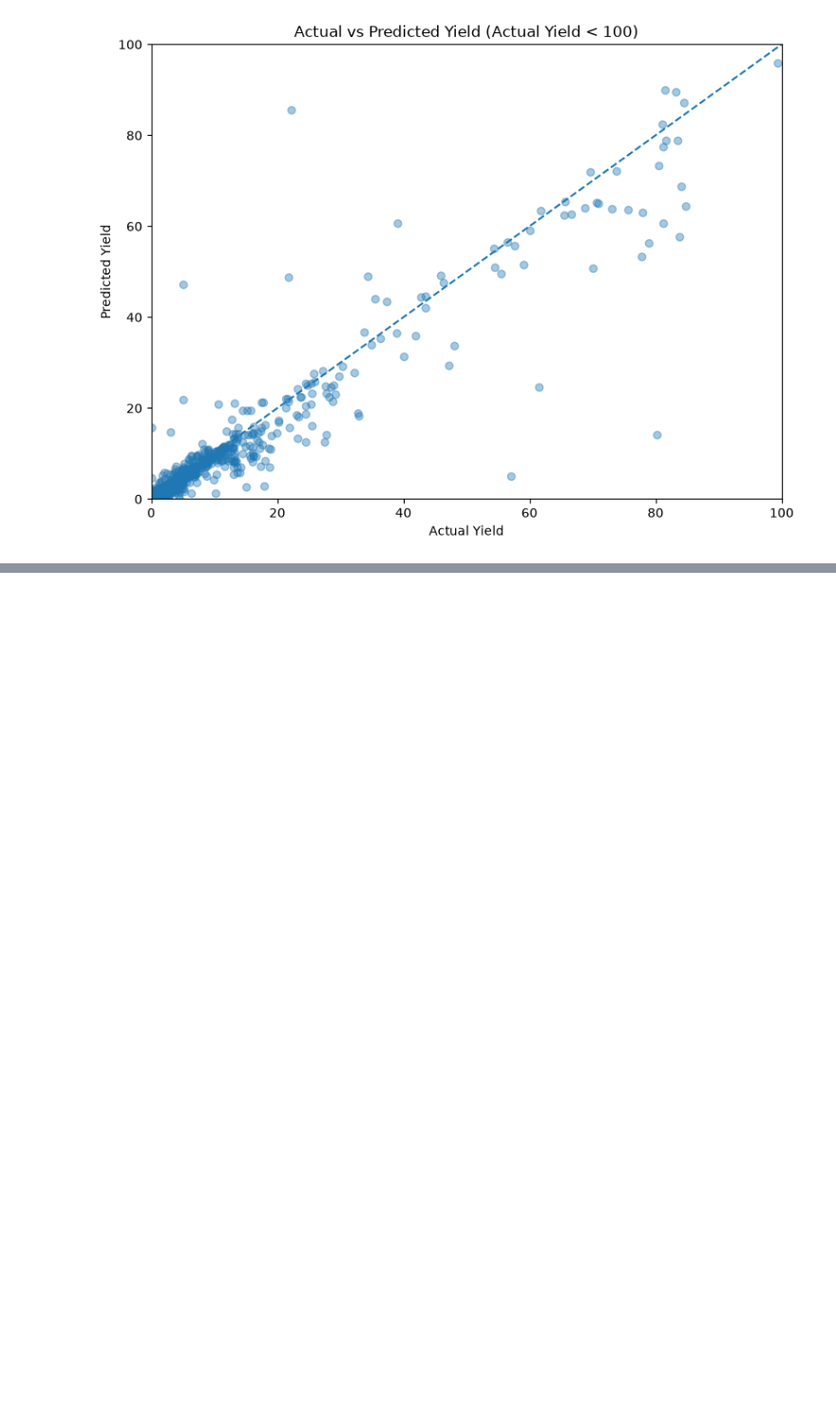
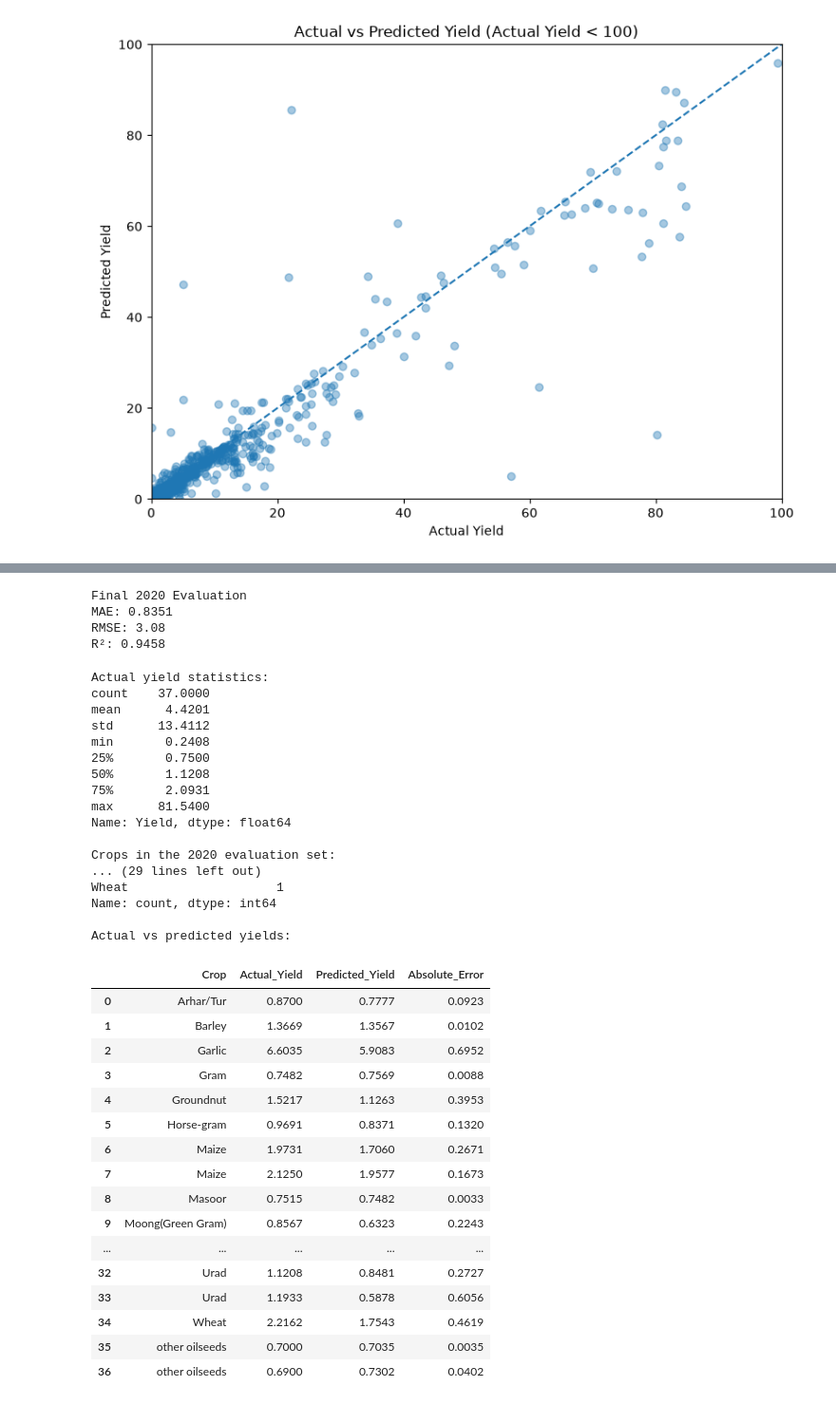
Before and after one commit to rohan24may/Crop-Yield-Analysis, a Jupyter notebook: notebooks/04_model_improvement.ipynb, the cells around one changed output, grey strips where cells are left out. Shown at 95% size. Saved outputs shown, nothing was run; the diff lists cells and outputs as text; code cells hidden in the pictures; blank space fills up the shorter version.

```diff
--- a/notebooks/04_model_improvement.ipynb
+++ b/notebooks/04_model_improvement.ipynb
@@ -595,0 +1062,9 @@ plt.show()
+# %%
+# Prepare the untouched 2020 evaluation data
+final_test_df = df[df["Crop_Year"] == 2020].copy()
+
+X_final = final_test_df[features]
+y_final = final_test_df[target]
+
+print("Final evaluation records:", len(X_final))
+print("Evaluation year:", final_test_df["Crop_Year"].unique())
@@ -595,0 +1074,71 @@ plt.show()
+# %%
+# Predict on the 2020 evaluation data
+final_log_pred = baseline_model.predict(X_final)
+
+final_pred = np.expm1(final_log_pred)
+final_pred = np.maximum(final_pred, 0)
+
+# Evaluate performance
+print("Final 2020 Evaluation")
+print("MAE:", round(mean_absolute_error(y_final, final_pred), 4))
+print("RMSE:", round(np.sqrt(mean_squared_error(y_final, final_pred)), 4))
+print("R²:", round(r2_score(y_final, final_pred), 4))
+# %% [output]
+Final 2020 Evaluation
+MAE: 0.8351
+RMSE: 3.08
+R²: 0.9458
+# %%
+print("Actual yield statistics:")
+print(y_final.describe().round(4))
+
+print("\nCrops in the 2020 evaluation set:")
+print(final_test_df["Crop"].value_counts())
+
+print("\nActual vs predicted yields:")
+final_results = pd.DataFrame({
+    "Crop": final_test_df["Crop"].values,
+    "Actual_Yield": y_final.values,
+    "Predicted_Yield": final_pred
+})
+
+final_results["Absolute_Error"] = abs(
+    final_results["Actual_Yield"] - final_results["Predicted_Yield"]
+)
+
+display(final_results.round(4))
+# %% [output]
+Actual yield statistics:
+count    37.0000
+mean      4.4201
+std      13.4112
+min       0.2408
+25%       0.7500
+50%       1.1208
+75%       2.0931
+max      81.5400
+Name: Yield, dtype: float64
+
+Crops in the 2020 evaluation set:
+... (29 lines left out)
+Wheat                    1
+Name: count, dtype: int64
+
+Actual vs predicted yields:
+|  | Crop | Actual_Yield | Predicted_Yield | Absolute_Error |
+| 0 | Arhar/Tur | 0.8700 | 0.7777 | 0.0923 |
+| 1 | Barley | 1.3669 | 1.3567 | 0.0102 |
+| 2 | Garlic | 6.6035 | 5.9083 | 0.6952 |
+| 3 | Gram | 0.7482 | 0.7569 | 0.0088 |
+| 4 | Groundnut | 1.5217 | 1.1263 | 0.3953 |
+| 5 | Horse-gram | 0.9691 | 0.8371 | 0.1320 |
+| 6 | Maize | 1.9731 | 1.7060 | 0.2671 |
+| 7 | Maize | 2.1250 | 1.9577 | 0.1673 |
+| 8 | Masoor | 0.7515 | 0.7482 | 0.0033 |
+| 9 | Moong(Green Gram) | 0.8567 | 0.6323 | 0.2243 |
+| ... | ... | ... | ... | ... |
+| 32 | Urad | 1.1208 | 0.8481 | 0.2727 |
+| 33 | Urad | 1.1933 | 0.5878 | 0.6056 |
+| 34 | Wheat | 2.2162 | 1.7543 | 0.4619 |
+| 35 | other oilseeds | 0.7000 | 0.7035 | 0.0035 |
+| 36 | other oilseeds | 0.6900 | 0.7302 | 0.0402 |
```
Also changed, not shown: parts of 20 cells of this notebook, 1 other file.
